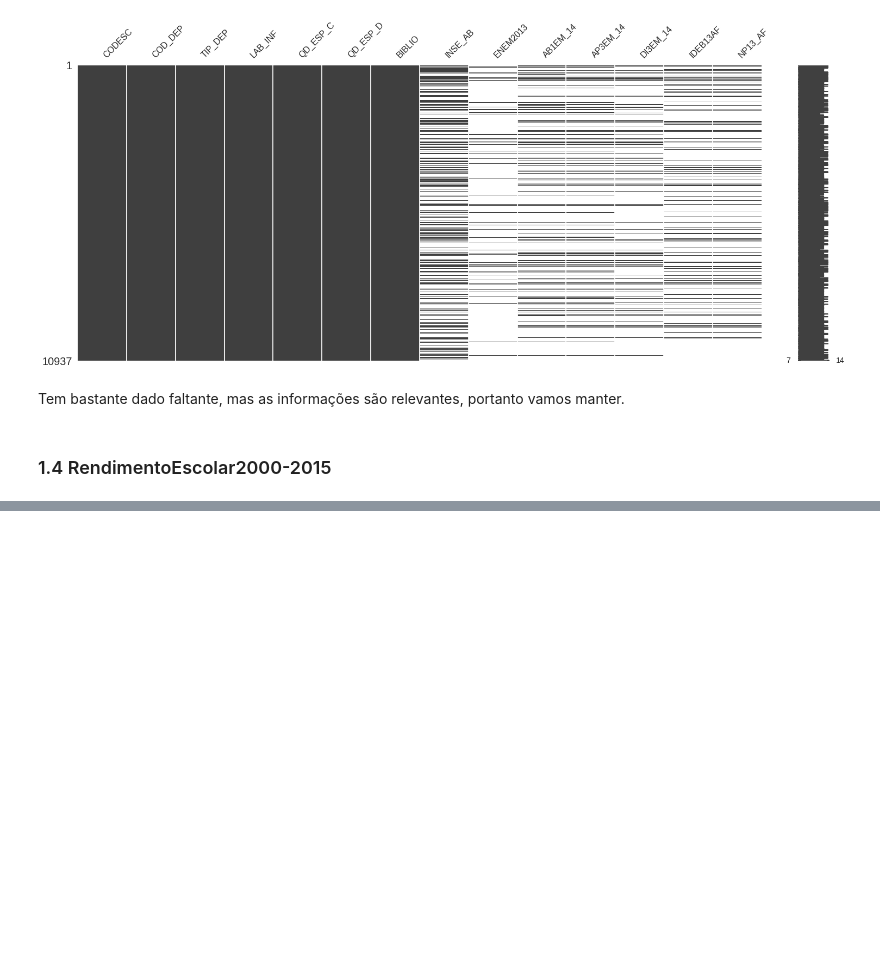
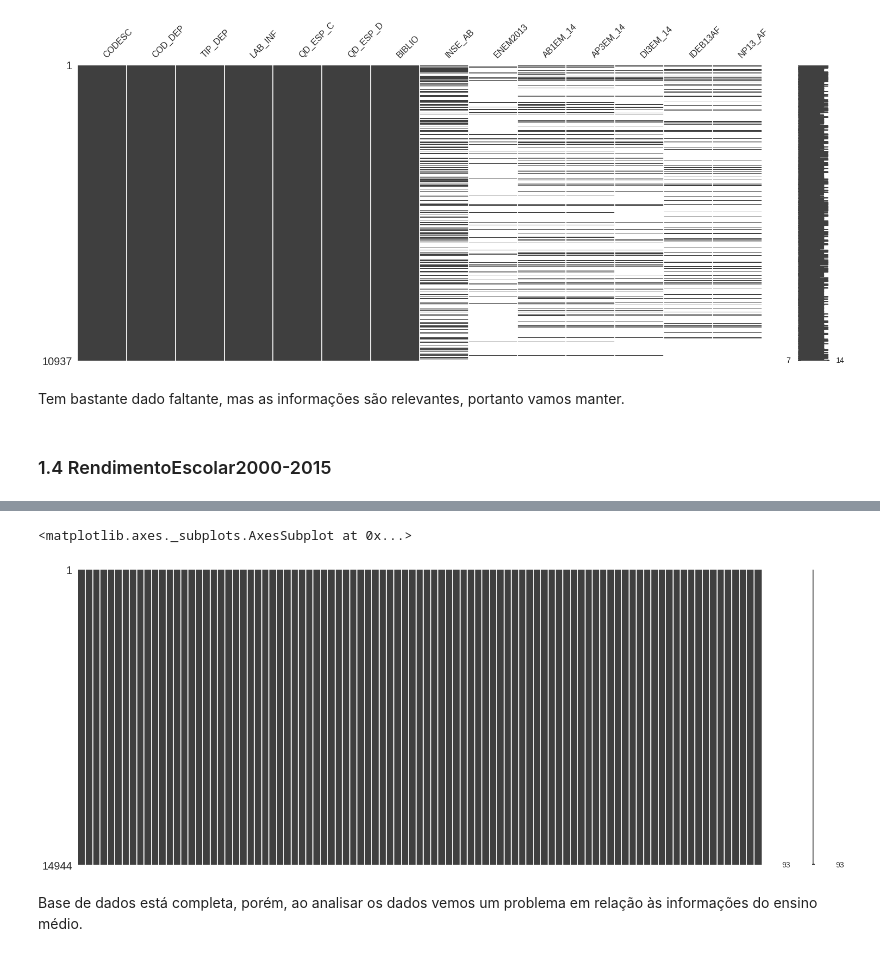
Before and after one commit to davibarreira/FDS-Homeworks, a Jupyter notebook: hw2/Homework2.ipynb, the cells around one changed output, grey strips where cells are left out. Saved outputs shown, nothing was run; the diff lists cells and outputs as text; code cells hidden in the pictures; blank space fills up the shorter version.

```diff
--- a/hw2/Homework2.ipynb
+++ b/hw2/Homework2.ipynb
@@ -152,0 +163,8 @@ Tem bastante dado faltante, mas as informações são relevantes, portanto vamos
+# %%
+msno.matrix(rendimento)
+# %% [output]
+<matplotlib.axes._subplots.AxesSubplot at 0x...>
+[figure, added]
+# %% [markdown]
+Base de dados está completa, porém, ao analisar os dados vemos um problema em relação às
+informações do ensino médio.
```
Also changed, not shown: parts of 56 cells of this notebook.
